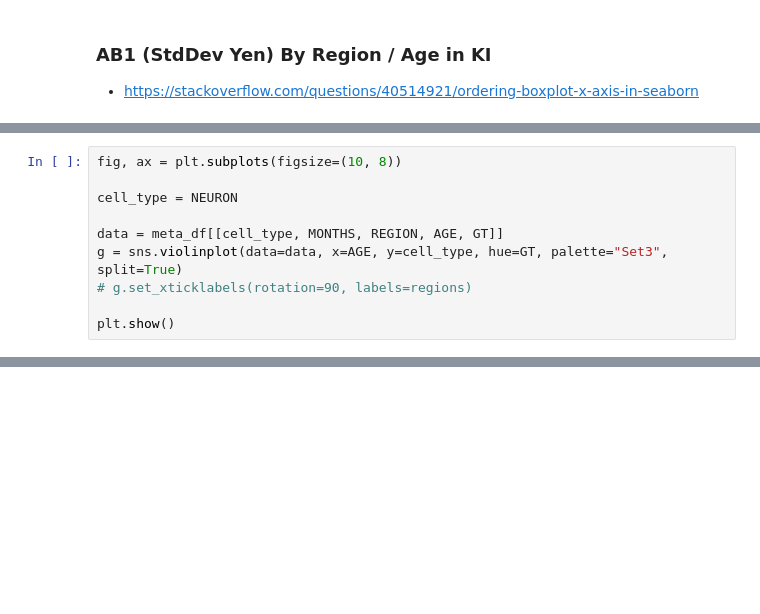
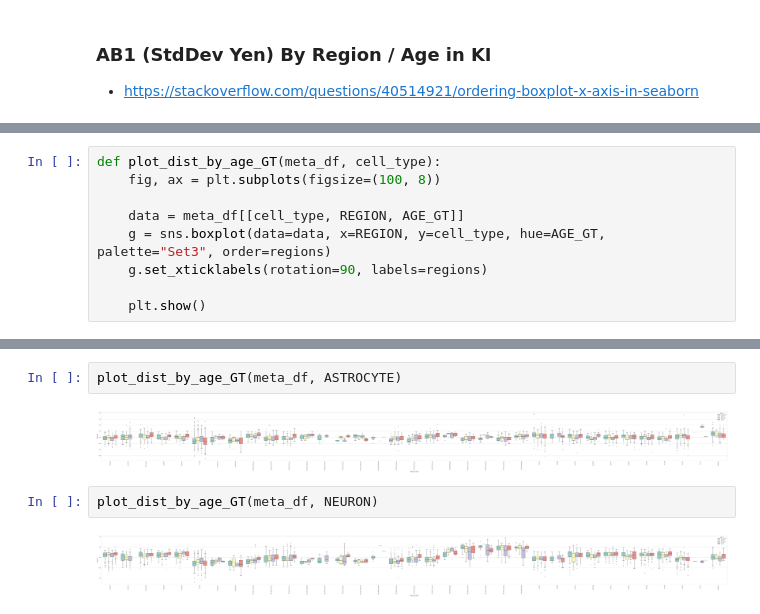
Before and after one commit to tmoerman/alois, a Jupyter notebook: notebooks/02_distributions.ipynb, the cells around one changed output, grey strips where cells are left out. Saved outputs shown, nothing was run; the diff lists cells and outputs as text; blank space fills up the shorter version.

```diff
--- a/notebooks/02_distributions.ipynb
+++ b/notebooks/02_distributions.ipynb
@@ -179,10 +183,9 @@ plt.show()
 # %%
-fig, ax = plt.subplots(figsize=(10, 8))
+def plot_dist_by_age_GT(meta_df, cell_type):
+    fig, ax = plt.subplots(figsize=(100, 8))
 
-cell_type = NEURON
+    data = meta_df[[cell_type, REGION, AGE_GT]]
+    g = sns.boxplot(data=data, x=REGION, y=cell_type, hue=AGE_GT, palette="Set3", order=regions)
+    g.set_xticklabels(rotation=90, labels=regions)
 
-data = meta_df[[cell_type, MONTHS, REGION, AGE, GT]]
-g = sns.violinplot(data=data, x=AGE, y=cell_type, hue=GT, palette="Set3", split=True)
-# g.set_xticklabels(rotation=90, labels=regions)
-
-plt.show()
+    plt.show()
@@ -281,0 +192,8 @@ full[[SAMPLE_ID, SPOT_UID]]
+# %%
+plot_dist_by_age_GT(meta_df, ASTROCYTE)
+# %% [output]
+[figure, added]
+# %%
+plot_dist_by_age_GT(meta_df, NEURON)
+# %% [output]
+[figure, added]
```
Also changed, not shown: parts of 14 cells of this notebook.
